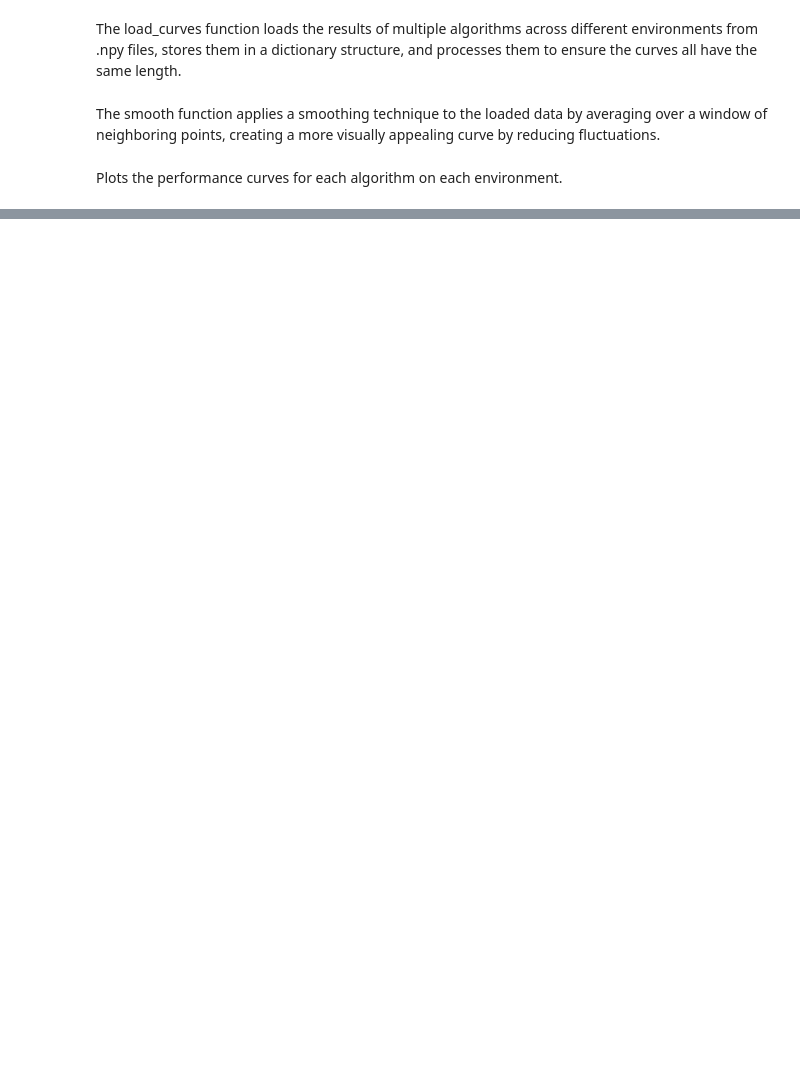
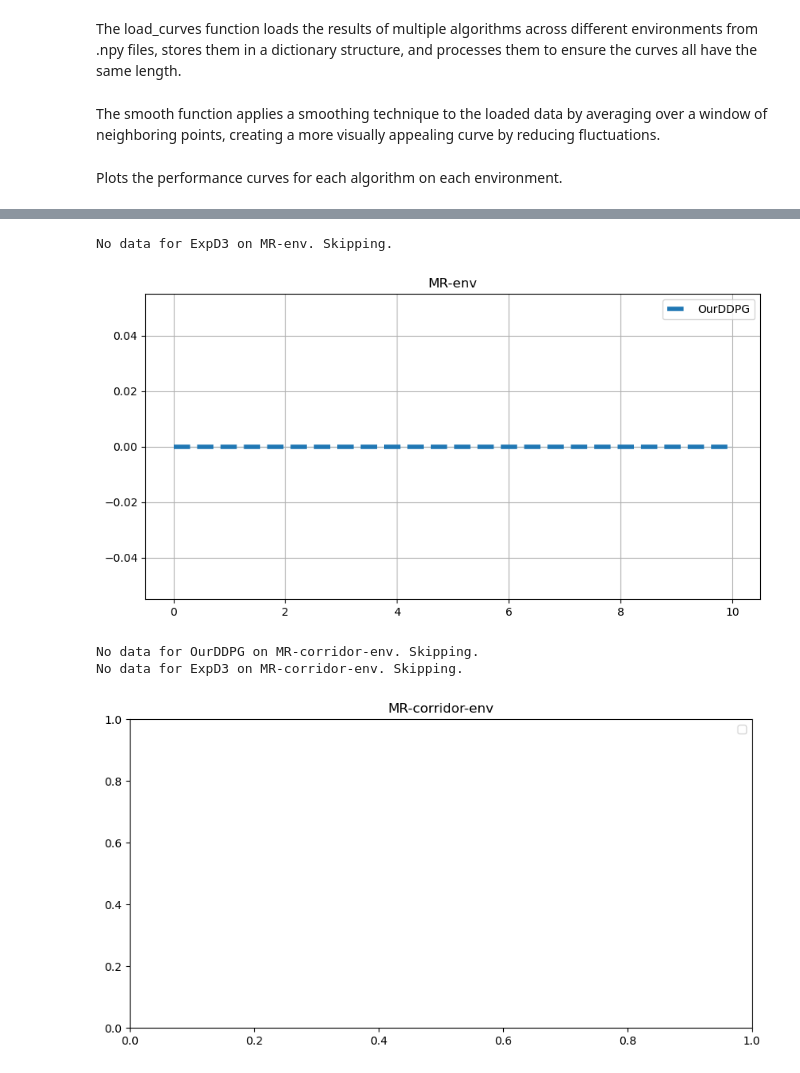
Before and after one commit to turcato-niccolo/test_turtlebot, a Jupyter notebook: 2d_envs/results.ipynb, the cells around one changed output, grey strips where cells are left out. Saved outputs shown, nothing was run; the diff lists cells and outputs as text; code cells hidden in the pictures; blank space fills up the shorter version.

```diff
--- a/2d_envs/results.ipynb
+++ b/2d_envs/results.ipynb
@@ -84,0 +87,13 @@ No data for ExpD3 on MR-corridor-env. Skipping.
+# %%
+done = False
+# Load the curves
+curves = load_curves(ALGORITHMS, ENVS, done)
+
+
+plot(ENVS,ALGORITHMS,curves)
+# %% [output]
+No data for ExpD3 on MR-env. Skipping.
+[figure, added]
+No data for OurDDPG on MR-corridor-env. Skipping.
+No data for ExpD3 on MR-corridor-env. Skipping.
+[figure, added]
```
Also changed, not shown: parts of 4 cells of this notebook, 4 other files.
